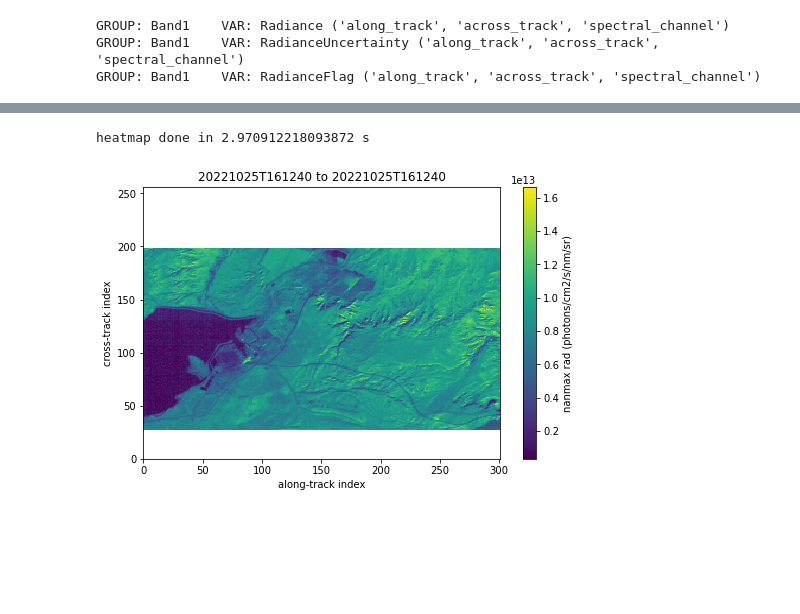
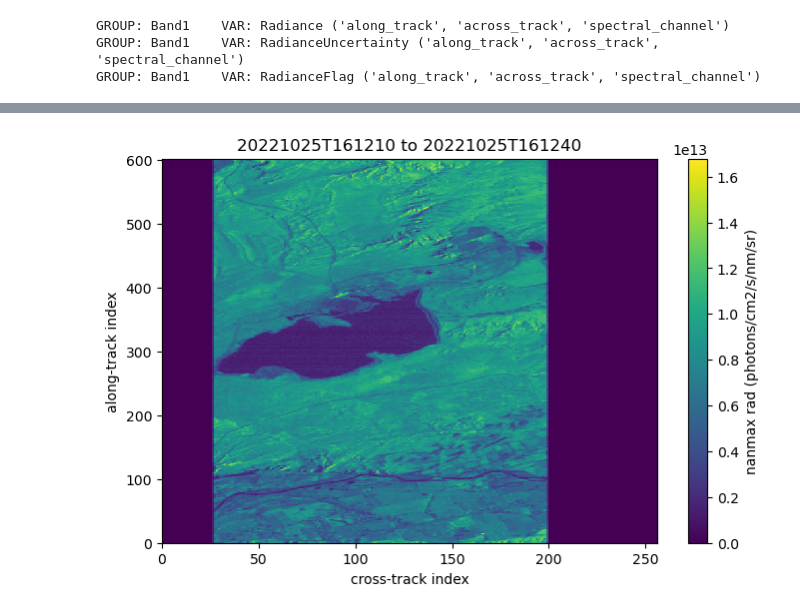
Before and after one commit to ekcomputer/msatutil, a Jupyter notebook: notebooks/msat_interface_example.ipynb, the cells around one changed output, grey strips where cells are left out. Saved outputs shown, nothing was run; the diff lists cells and outputs as text; code cells hidden in the pictures; blank space fills up the shorter version.

```diff
--- a/notebooks/msat_interface_example.ipynb
+++ b/notebooks/msat_interface_example.ipynb
@@ -96,2 +141,2 @@ For 3D variable, an option can be given (e.g. sum, max, mean) together with the
 # %%
-l1 = get_msat('../level1/level1b/CH4_5x1')
+l1 = get_msat('L1B_CH4_5x1')
@@ -98,2 +155,2 @@ l1 = get_msat('../level1/level1b/CH4_5x1')
 # %%
-l1_pp = l1.subset(ids=[0])
+l1_pp = l1.subset(ids=[0,1])
@@ -120,5 +183,4 @@ heatmap done in 13.669488906860352 s
 # %%
-l1_pp.heatmap('rad',option='nanmax',option_axis=0)
+l1_pp.heatmap('rad',option='nanmax',option_axis_dim="spectral_channel")
 # %% [output]
-heatmap done in 2.970912218093872 s
-[figure, old version]
+[figure, new version]
```
Also changed, not shown: parts of 26 cells of this notebook, 2 other files.
